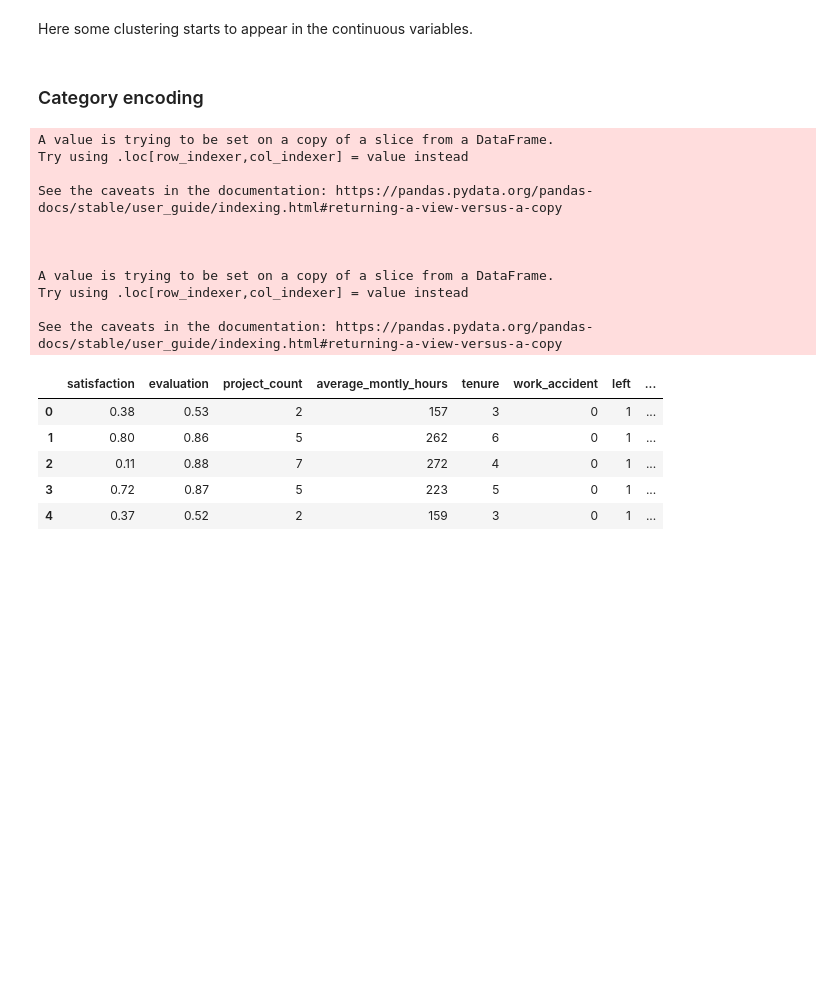
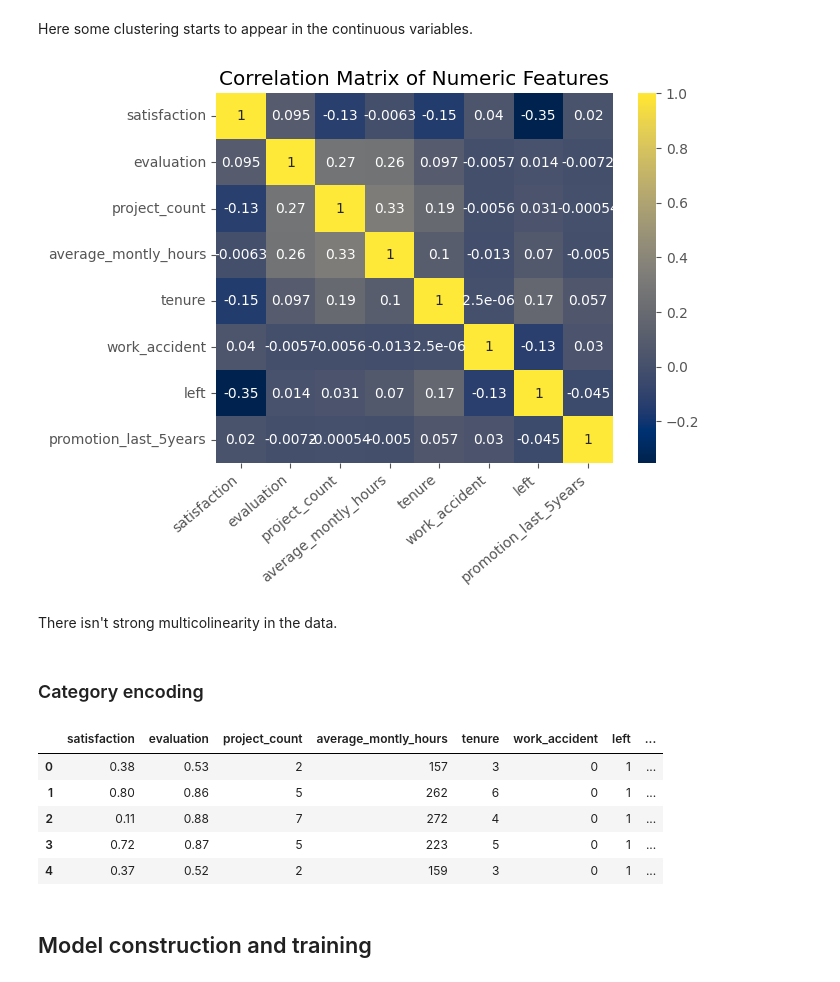
Before and after one commit to jiug/Course-7, a Jupyter notebook: Turnover_prediction.ipynb, the cells around one changed output. Cells and saved outputs as stored; diff of their text form; code cells hidden in the pictures; blank space fills up the shorter version.

Commit message:
finished notebook, include pickled model

```diff
--- a/Turnover_prediction.ipynb
+++ b/Turnover_prediction.ipynb
@@ -146,5 +157,16 @@ sns.pairplot(df1[df1.left == 1])
 [figure]
 # %% [markdown]
 Here some clustering starts to appear in the continuous variables.
+# %%
+corr = df1.select_dtypes('number').corr()
+
+sns.heatmap(corr, annot=True, cmap='cividis')
+plt.title('Correlation Matrix of Numeric Features')
+plt.xticks(rotation=40, ha='right')
+plt.show()
+# %% [output]
+[figure, added]
+# %% [markdown]
+There isn't strong multicolinearity in the data.
 # %% [markdown]
 ### Category encoding
@@ -151,24 +178,14 @@ Here some clustering starts to appear in the continuous variables.
 # %%
-df1.salary = df1.salary.astype('category')
-df1.department = df1.department.astype('category')
+# Create dummy variables
 
 df2 = pd.get_dummies(df1, drop_first = True, dtype='int')
 df2.head()
 # %% [output]
-A value is trying to be set on a copy of a slice from a DataFrame.
-Try using .loc[row_indexer,col_indexer] = value instead
-
-See the caveats in the documentation: https://pandas.pydata.org/pandas-docs/stable/user_guide/indexing.html#returning-a-view-versus-a-copy
-
-
-
-A value is trying to be set on a copy of a slice from a DataFrame.
-Try using .loc[row_indexer,col_indexer] = value instead
-
-See the caveats in the documentation: https://pandas.pydata.org/pandas-docs/stable/user_guide/indexing.html#returning-a-view-versus-a-copy
 |  | satisfaction | evaluation | project_count | average_montly_hours | tenure | work_accident | left | ... |
 | 0 | 0.38 | 0.53 | 2 | 157 | 3 | 0 | 1 | ... |
 | 1 | 0.80 | 0.86 | 5 | 262 | 6 | 0 | 1 | ... |
 | 2 | 0.11 | 0.88 | 7 | 272 | 4 | 0 | 1 | ... |
 | 3 | 0.72 | 0.87 | 5 | 223 | 5 | 0 | 1 | ... |
 | 4 | 0.37 | 0.52 | 2 | 159 | 3 | 0 | 1 | ... |
+# %% [markdown]
+## Model construction and training
```
Also changed, not shown: parts of 35 cells of this notebook, 2 other files.
